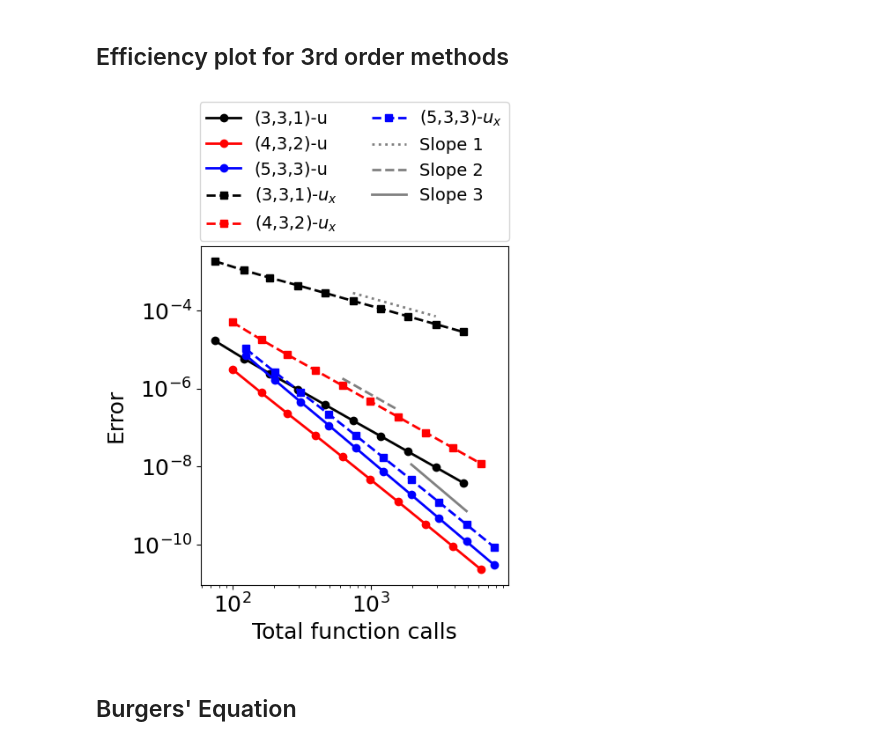
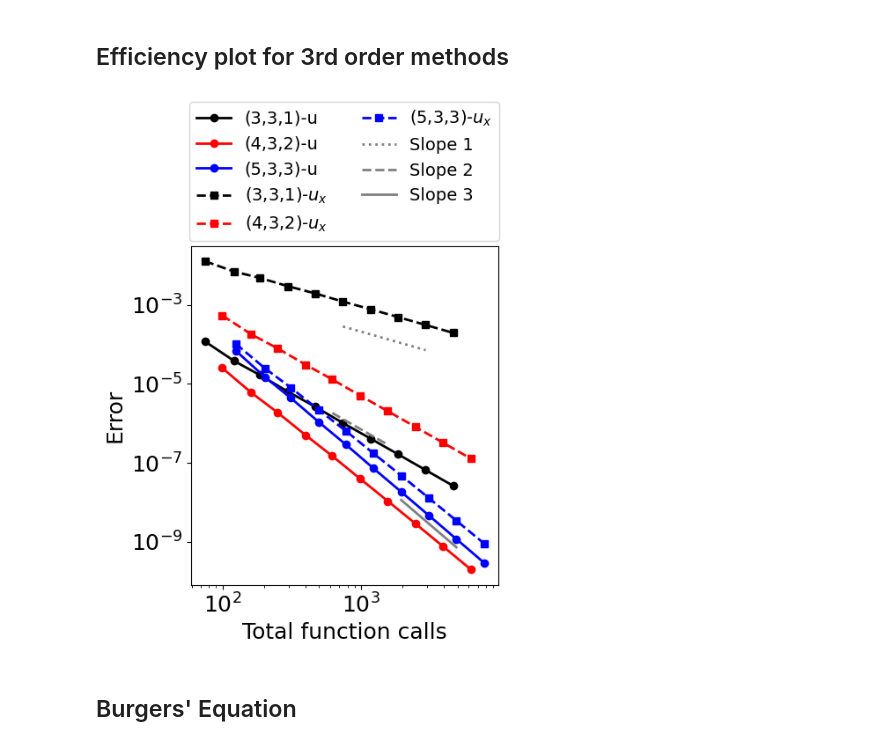
Before and after one commit to abhibsws/High_WSO_ERK_Methods, a Jupyter notebook: Convg_Plot_From_Data/Plot_Convergence_from_Data.ipynb, the cells around one changed output. Cells and saved outputs as stored; diff of their text form; code cells hidden in the pictures.

```diff
--- a/Convg_Plot_From_Data/Plot_Convergence_from_Data.ipynb
+++ b/Convg_Plot_From_Data/Plot_Convergence_from_Data.ipynb
@@ -166,41 +166,41 @@ for i in range(3):
 # %%
 #plotting
 Marks = ['o','s','+','*','^','>']
 lines = ["-","--",":"]
 colors = ["black","red","blue","gray"]
 
-LA_st = [5,4,6];
-LA_en = [9,7,9];
+VLA_st = [5,4,6];
+VLA_en = [9,7,9];
 Cof = [1e-1,9e-2,2e+0];
 Sl = [1,2,3];
 
 # ERK-(s,p,q) scheme
 S=[3,4,5];
 P=[3,3,3];
 Q=[1,2,3];
 
 tf = 0.7;
 
 i = 0;
 fig = plt.figure(figsize = figSize)
 # u
-plt.plot((tf*S[3*i])/LA_dts[3*i,:],LA_U_Err[3*i,:],color=colors[0], marker=Marks[0],linewidth=2, linestyle=lines[0],label = "(%d,%d,%d)-u"%(S[3*i],P[3*i],Q[3*i]))
-plt.plot((tf*S[3*i+1])/LA_dts[3*i+1,:],LA_U_Err[3*i+1,:],color=colors[1], marker=Marks[0],linewidth=2, linestyle=lines[0],label = "(%d,%d,%d)-u"%(S[3*i+1],P[3*i+1],Q[3*i+1]))
-plt.plot((tf*S[3*i+2])/LA_dts[3*i+2,:],LA_U_Err[3*i+2,:],color=colors[2], marker=Marks[0],linewidth=2, linestyle=lines[0],label = "(%d,%d,%d)-u"%(S[3*i+2],P[3*i+2],Q[3*i+2]))
+plt.plot((tf*S[3*i])/VLA_dts[3*i,:],VLA_U_Err[3*i,:],color=colors[0], marker=Marks[0],linewidth=2, linestyle=lines[0],label = "(%d,%d,%d)-u"%(S[3*i],P[3*i],Q[3*i]))
+plt.plot((tf*S[3*i+1])/VLA_dts[3*i+1,:],VLA_U_Err[3*i+1,:],color=colors[1], marker=Marks[0],linewidth=2, linestyle=lines[0],label = "(%d,%d,%d)-u"%(S[3*i+1],P[3*i+1],Q[3*i+1]))
+plt.plot((tf*S[3*i+2])/VLA_dts[3*i+2,:],VLA_U_Err[3*i+2,:],color=colors[2], marker=Marks[0],linewidth=2, linestyle=lines[0],label = "(%d,%d,%d)-u"%(S[3*i+2],P[3*i+2],Q[3*i+2]))
 #u_x
-plt.plot((tf*S[3*i])/LA_dts[3*i,:],LA_dU_Err[3*i,:],color=colors[0], marker=Marks[1], linewidth=2,linestyle=lines[1],label = "(%d,%d,%d)-$u_x$"%(S[3*i],P[3*i],Q[3*i]))
-plt.plot((tf*S[3*i+1])/LA_dts[3*i+1,:],LA_dU_Err[3*i+1,:],color=colors[1], marker=Marks[1], linewidth=2,linestyle=lines[1],label = "(%d,%d,%d)-$u_x$"%(S[3*i+1],P[3*i+1],Q[3*i+1]))
-plt.plot((tf*S[3*i+2])/LA_dts[3*i+2,:],LA_dU_Err[3*i+2,:],color=colors[2], marker=Marks[1], linewidth=2,linestyle=lines[1],label = "(%d,%d,%d)-$u_x$"%(S[3*i+2],P[3*i+2],Q[3*i+2]))
+plt.plot((tf*S[3*i])/VLA_dts[3*i,:],VLA_dU_Err[3*i,:],color=colors[0], marker=Marks[1], linewidth=2,linestyle=lines[1],label = "(%d,%d,%d)-$u_x$"%(S[3*i],P[3*i],Q[3*i]))
+plt.plot((tf*S[3*i+1])/VLA_dts[3*i+1,:],VLA_dU_Err[3*i+1,:],color=colors[1], marker=Marks[1], linewidth=2,linestyle=lines[1],label = "(%d,%d,%d)-$u_x$"%(S[3*i+1],P[3*i+1],Q[3*i+1]))
+plt.plot((tf*S[3*i+2])/VLA_dts[3*i+2,:],VLA_dU_Err[3*i+2,:],color=colors[2], marker=Marks[1], linewidth=2,linestyle=lines[1],label = "(%d,%d,%d)-$u_x$"%(S[3*i+2],P[3*i+2],Q[3*i+2]))
 
-plt.plot((tf*S[3*i])/LA_dts[3*i,LA_st[3*i]:LA_en[3*i]],Cof[3*i]*LA_dts[3*i,LA_st[3*i]:LA_en[3*i]]**Sl[3*i],linewidth=2,linestyle=lines[2],color=colors[3],label = "Slope %d"%(Sl[3*i]))
-plt.plot((tf*S[3*i+1])/LA_dts[3*i+1,LA_st[3*i+1]:LA_en[3*i+1]],Cof[3*i+1]*LA_dts[3*i+1,LA_st[3*i+1]:LA_en[3*i+1]]**Sl[3*i+1],linewidth=2,linestyle=lines[1],color=colors[3],label = "Slope %d"%(Sl[3*i+1]))
-plt.plot((tf*S[3*i+2])/LA_dts[3*i+2,LA_st[3*i+2]:LA_en[3*i+2]],Cof[3*i+2]*LA_dts[3*i+2,LA_st[3*i+2]:LA_en[3*i+2]]**Sl[3*i+2],linewidth=2,linestyle=lines[0],color=colors[3],label = "Slope %d"%(Sl[3*i+2]))
+plt.plot((tf*S[3*i])/VLA_dts[3*i,VLA_st[3*i]:VLA_en[3*i]],Cof[3*i]*VLA_dts[3*i,VLA_st[3*i]:VLA_en[3*i]]**Sl[3*i],linewidth=2,linestyle=lines[2],color=colors[3],label = "Slope %d"%(Sl[3*i]))
+plt.plot((tf*S[3*i+1])/VLA_dts[3*i+1,VLA_st[3*i+1]:VLA_en[3*i+1]],Cof[3*i+1]*VLA_dts[3*i+1,VLA_st[3*i+1]:VLA_en[3*i+1]]**Sl[3*i+1],linewidth=2,linestyle=lines[1],color=colors[3],label = "Slope %d"%(Sl[3*i+1]))
+plt.plot((tf*S[3*i+2])/VLA_dts[3*i+2,VLA_st[3*i+2]:VLA_en[3*i+2]],Cof[3*i+2]*VLA_dts[3*i+2,VLA_st[3*i+2]:VLA_en[3*i+2]]**Sl[3*i+2],linewidth=2,linestyle=lines[0],color=colors[3],label = "Slope %d"%(Sl[3*i+2]))
 
 plt.xscale("log"); plt.yscale("log"); plt.xlabel('Total function calls'); plt.ylabel('Error')
 plt.legend(loc='upper center', bbox_to_anchor=(0.5,1.45),ncol=2,fontsize=fs)
 plt.savefig('./Figures/%s_Efficiency_plot_%d.pdf'%(eqn,P[3*i+i]),format='pdf', bbox_inches="tight",transparent=True)
 # %% [output]
-[figure, old version]
+[figure, new version]
 # %% [markdown]
 ## Burgers' Equation
 # %%
```
Also changed, not shown: parts of 1 cell of this notebook, 24 other files.
